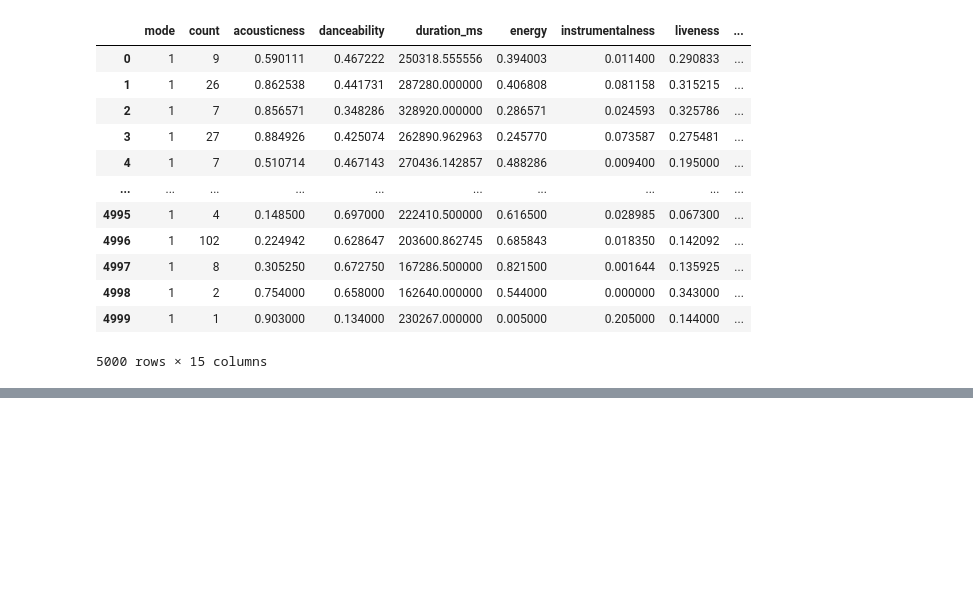
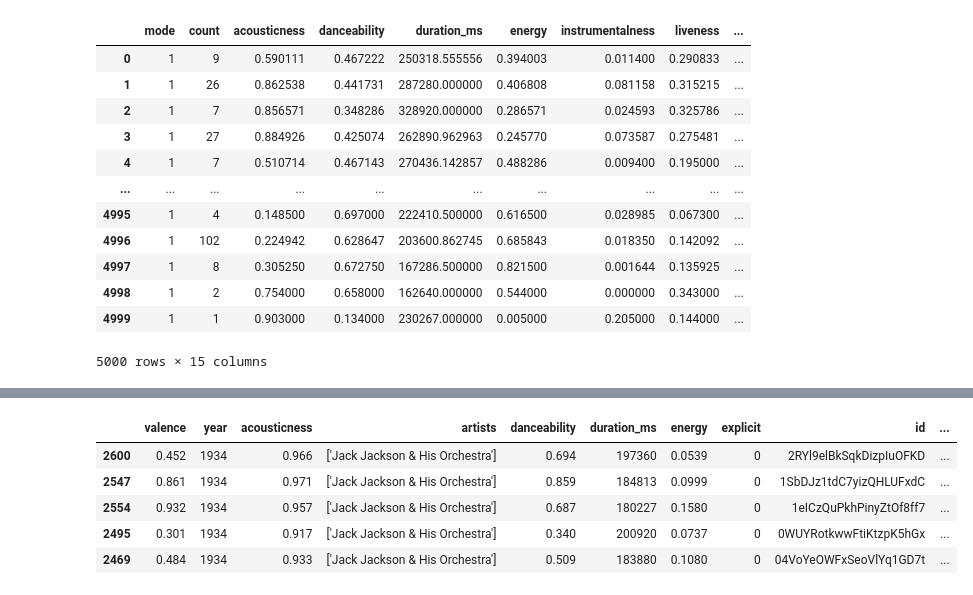
Before and after one commit to J4QK2/MusicRecommendationSystem, a Jupyter notebook: musicRecommendation.ipynb, the cells around one changed output, grey strips where cells are left out. Cells and saved outputs as stored; diff of their text form; code cells hidden in the pictures; blank space fills up the shorter version.

```diff
--- a/musicRecommendation.ipynb
+++ b/musicRecommendation.ipynb
@@ -270,0 +299,24 @@ from sklearn.metrics.pairwise import cosine_similarity
+# %%
+def isSimilar(artist, song):
+    # объединяем как в датасете
+    text = artist + " " + song
+
+    # превращаем в TF-IDF вектор
+    vector = vectorizer.transform([text])
+
+    # считаем сходство с базой
+    similarities = cosine_similarity(vector, tfidf_matrix)
+
+    # находим самые похожие
+    top_indices = np.argsort(similarities[0])[::-1][:5]
+
+    return df.iloc[top_indices]
+# %%
+isSimilar("Michael Jackson", "Diva")
+# %% [output]
+|  | valence | year | acousticness | artists | danceability | duration_ms | energy | explicit | id | ... |
+| 2600 | 0.452 | 1934 | 0.966 | ['Jack Jackson & His Orchestra'] | 0.694 | 197360 | 0.0539 | 0 | 2RYl9elBkSqkDizpIuOFKD | ... |
+| 2547 | 0.861 | 1934 | 0.971 | ['Jack Jackson & His Orchestra'] | 0.859 | 184813 | 0.0999 | 0 | 1SbDJz1tdC7yizQHLUFxdC | ... |
+| 2554 | 0.932 | 1934 | 0.957 | ['Jack Jackson & His Orchestra'] | 0.687 | 180227 | 0.1580 | 0 | 1eICzQuPkhPinyZtOf8ff7 | ... |
+| 2495 | 0.301 | 1934 | 0.917 | ['Jack Jackson & His Orchestra'] | 0.340 | 200920 | 0.0737 | 0 | 0WUYRotkwwFtiKtzpK5hGx | ... |
+| 2469 | 0.484 | 1934 | 0.933 | ['Jack Jackson & His Orchestra'] | 0.509 | 183880 | 0.1080 | 0 | 04VoYeOWFxSeoVlYq1GD7t | ... |
```
Also changed, not shown: parts of 6 cells of this notebook.
